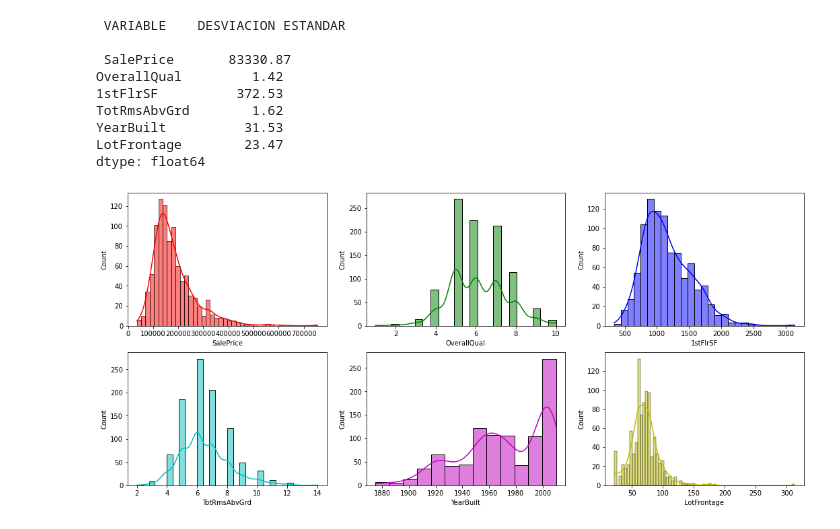
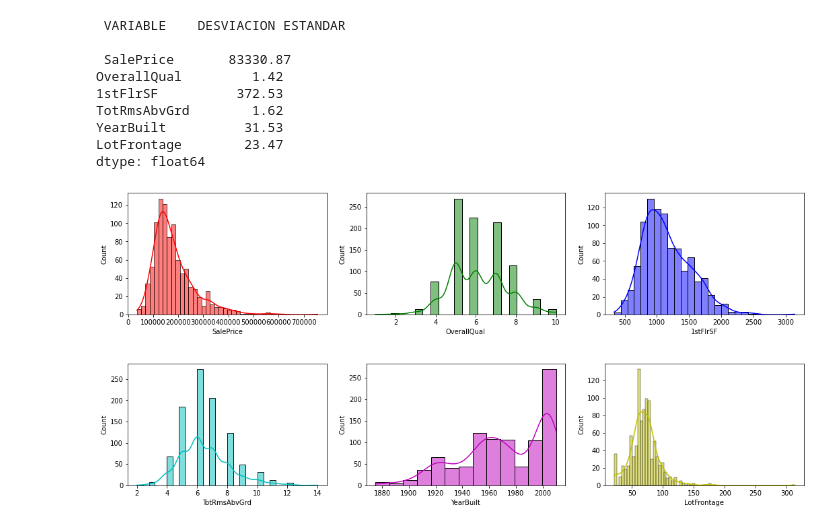
Before and after one commit to navas604/Ciencia-de-Datos-en-Python, a Jupyter notebook: Proyecto.ipynb, the cells around one changed output. Cells and saved outputs as stored; diff of their text form; code cells hidden in the pictures.

```diff
--- a/Proyecto.ipynb
+++ b/Proyecto.ipynb
@@ -224,14 +224,15 @@ dtype: float64
 # %%
 # Histograma de cada variable
 
-size, axes = plt.subplots(2, 3, figsize=(18, 8))
-#colors =
-#colors=["C0", "C1", "k"]
-#colors = dict(zip(unique, sns.color_palette(n_colors=len(unique))))
+plt.figure(figsize=(18, 8))
+plt.subplots_adjust(hspace=0.4)
+
 colors = ["r", "g", "b", "c", "m", "y"]
 
-for i in range(columns-3):
-  sns.histplot(train.iloc[:,i], kde=True, color=colors[i], ax=axes[0,i])
-  sns.histplot(train.iloc[:,i+3], kde=True, color=colors[i+3], ax=axes[1,i])
+for i in range(columns):
+  plt.subplot(2, 3, i+1)
+  sns.histplot(train.iloc[:,i], kde=True, color=colors[i])
+
+plt.show()
 # %% [output]
-[figure, old version]
+[figure, new version]
```
Also changed, not shown: parts of 20 cells of this notebook.
